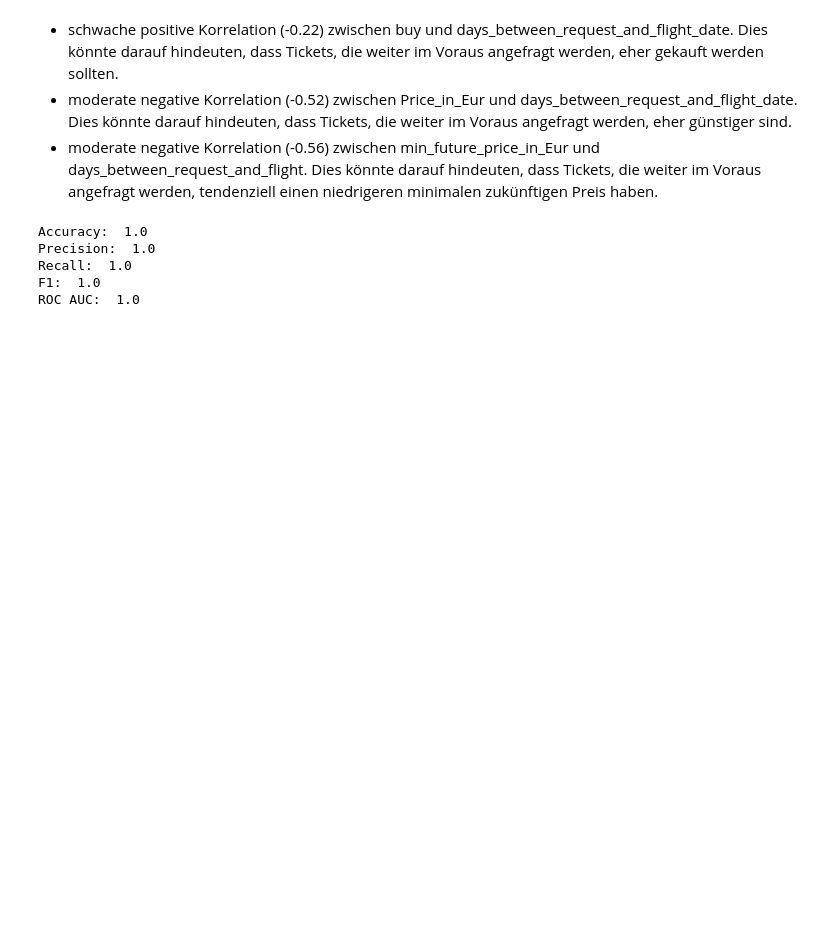
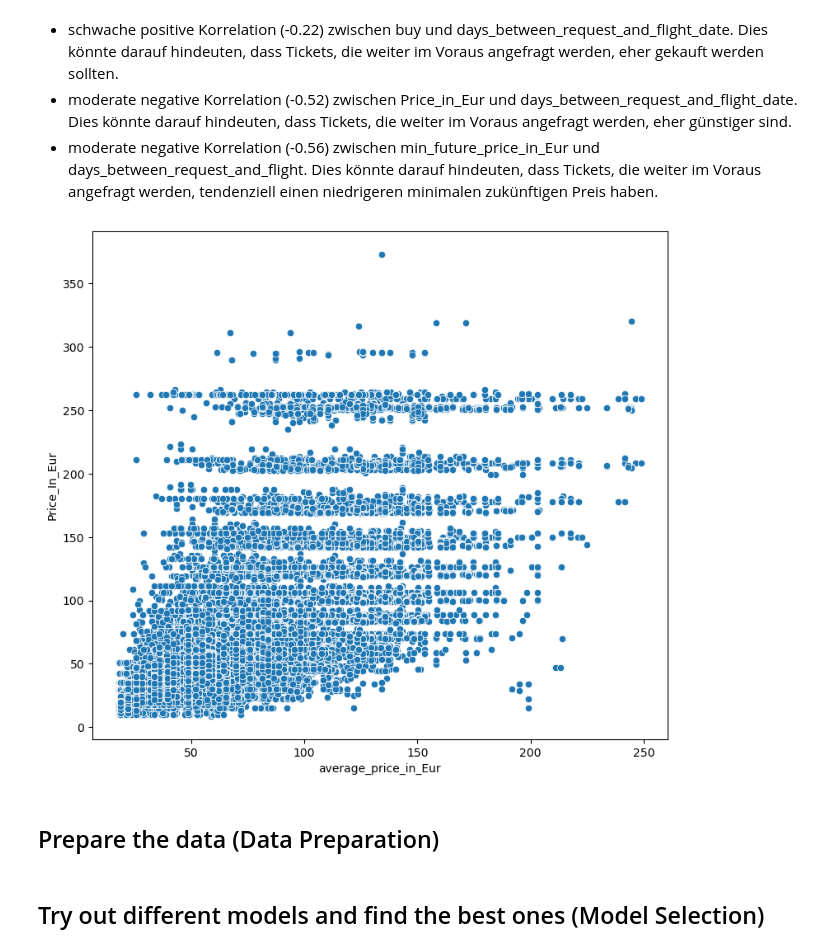
Before and after one commit to ahirsch-github/flight-price-prediction, a Jupyter notebook: flight-price-prediction.ipynb, the cells around one changed output. Saved outputs shown, nothing was run; the diff lists cells and outputs as text; code cells hidden in the pictures; blank space fills up the shorter version.

Commit message:
feat(model-selection): frist testing of different models

```diff
--- a/flight-price-prediction.ipynb
+++ b/flight-price-prediction.ipynb
@@ -367,12 +399,26 @@ sns.heatmap(df_train_copy_corr.corr(), annot=True, cmap='coolwarm', fmt='.2f');
 - schwache positive Korrelation (-0.22) zwischen buy und days_between_request_and_flight_date. Dies könnte darauf hindeuten, dass Tickets, die weiter im Voraus angefragt werden, eher gekauft werden sollten.
 - moderate negative Korrelation (-0.52) zwischen Price_in_Eur und days_between_request_and_flight_date. Dies könnte darauf hindeuten, dass Tickets, die weiter im Voraus angefragt werden, eher günstiger sind.
 - moderate negative Korrelation (-0.56) zwischen min_future_price_in_Eur und days_between_request_and_flight. Dies könnte darauf hindeuten, dass Tickets, die weiter im Voraus angefragt werden, tendenziell einen niedrigeren minimalen zukünftigen Preis haben.
+# %%
+# Add a column with the average price for each flight
+df_train_copy['average_price_in_Eur'] = df_train_copy.groupby('flight_unique_id')['Price_In_Eur'].transform('mean')
+
+# Compare the average price with the current price
+plt.figure(figsize=(9, 8))
+sns.scatterplot(x='average_price_in_Eur', y='Price_In_Eur', data=df_train_copy);
+# %% [output]
+[figure, added]
+# %% [markdown]
+## Prepare the data (Data Preparation) ##
+# %% [markdown]
+## Try out different models and find the best ones (Model Selection) ##
 # %%
 # Define the features and the target
-from sklearn.metrics import f1_score, precision_score, recall_score, roc_auc_score
+from sklearn.metrics import f1_score, precision_score, recall_score, roc_auc_score, roc_curve
+from sklearn.model_selection import learning_curve
 
 
-X = df_train_copy[['Price_In_Eur', 'min_future_price_in_Eur', 'Request_Day_Of_Week', 'Request_Month', 'days_between_request_and_flight']]
+X = df_train_copy[['Price_In_Eur', 'Request_Month', 'Flight_Month', 'days_between_request_and_flight']]
 y = df_train_copy['buy']
 
 # Split the data into train and test data
@@ -390,9 +436,34 @@ def calculate_metrics(y_test, y_pred):
     print('Recall: ', recall_score(y_test, y_pred))
     print('F1: ', f1_score(y_test, y_pred))
     print('ROC AUC: ', roc_auc_score(y_test, y_pred))
+
+# Create a function to plot the confusion matrix
+def plot_confusion_matrix(y_test, y_pred):
+    cm = confusion_matrix(y_test, y_pred)
+    sns.heatmap(cm, annot=True, cmap='coolwarm', fmt='.2f')
+    plt.xlabel('Predicted')
+    plt.ylabel('Actual')
+    plt.show()
+
+# Create a function to plot the Learning Curve
+def plot_learning_curve(estimator, X, y, cv=5):
+    train_sizes, train_scores, test_scores = learning_curve(estimator, X, y, cv=cv)
+
+    train_scores_mean = np.mean(train_scores, axis=1)
+    train_scores_std = np.std(train_scores, axis=1)
+    test_scores_mean = np.mean(test_scores, axis=1)
+    test_scores_std = np.std(test_scores, axis=1)
+
+    plt.figure()
+    plt.fill_between(train_sizes, train_scores_mean - train_scores_std,
+                     train_scores_mean + train_scores_std, alpha=0.1, color="r")
+    plt.fill_between(train_sizes, test_scores_mean - test_scores_std,
+                     test_scores_mean + test_scores_std, alpha=0.1, color="g")
+    plt.plot(train_sizes, train_scores_mean, 'o-', color="r", label="Training score")
+    plt.plot(train_sizes, test_scores_mean, 'o-', color="g", label="Cross-validation score")
+
+    plt.xlabel("Training examples")
+    plt.ylabel("Score")
+    plt.legend(loc="best")
+    plt.grid()
+    plt.show()
-# %% [output]
-Accuracy:  1.0
-Precision:  1.0
-Recall:  1.0
-F1:  1.0
-ROC AUC:  1.0
```
Also changed, not shown: parts of 13 cells of this notebook.
